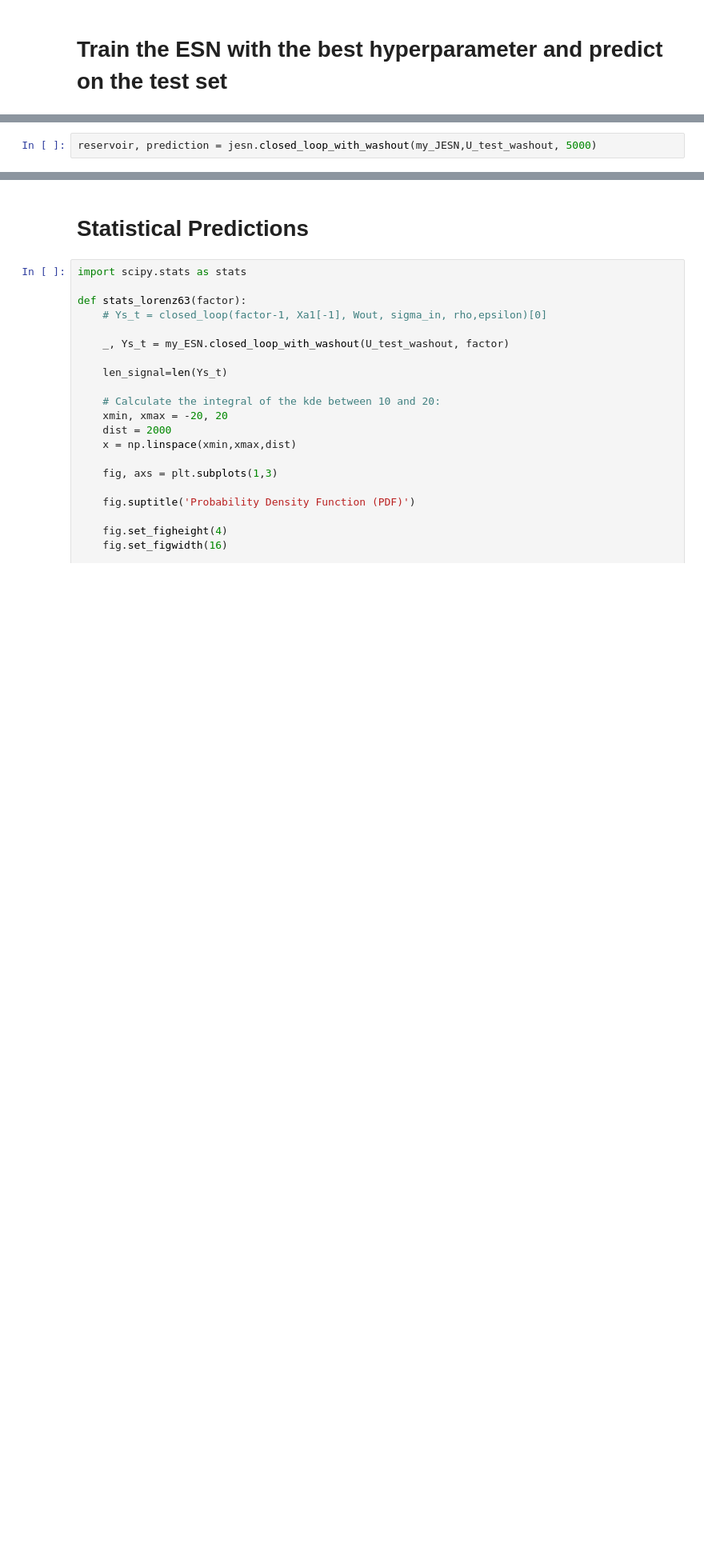
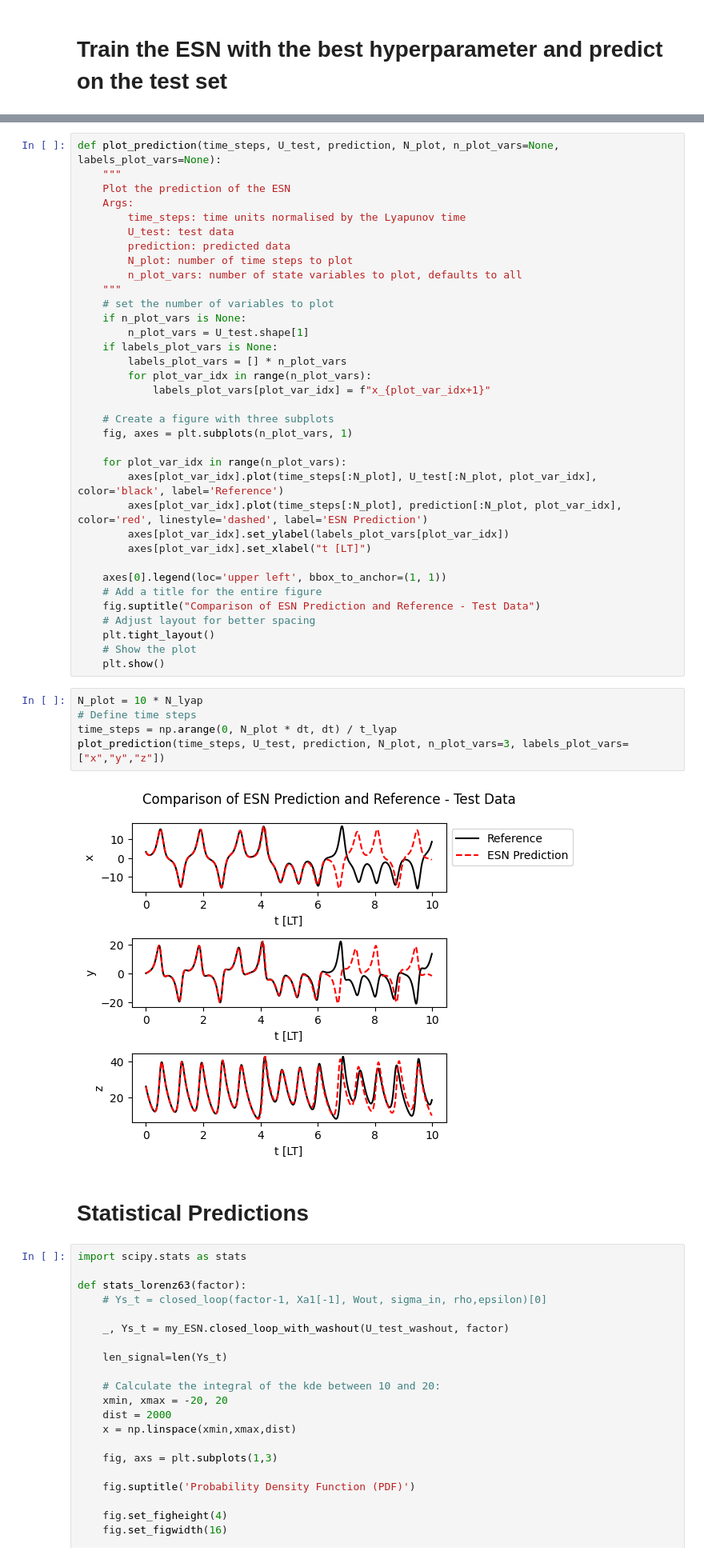
Before and after one commit to MagriLab/EchoStateNetwork, a Jupyter notebook: tutorial/lorenz63_esn_demo.ipynb, the cells around one changed output, grey strips where cells are left out. Shown at 80% size. Drawn from its saved outputs; the diff is of its cells as text; blank space fills up the shorter version.

```diff
--- a/tutorial/lorenz63_esn_demo.ipynb
+++ b/tutorial/lorenz63_esn_demo.ipynb
@@ -197,2 +190,0 @@ my_JESN.output_weights = W_out_jax2
-# %%
-reservoir, prediction = jesn.closed_loop_with_washout(my_JESN,U_test_washout, 5000)
@@ -234,3 +191,45 @@ plt.show()
+# %%
+def plot_prediction(time_steps, U_test, prediction, N_plot, n_plot_vars=None, labels_plot_vars=None):
+    """
+    Plot the prediction of the ESN
+    Args:
+        time_steps: time units normalised by the Lyapunov time
+        U_test: test data
+        prediction: predicted data
+        N_plot: number of time steps to plot
+        n_plot_vars: number of state variables to plot, defaults to all
+    """
+    # set the number of variables to plot
+    if n_plot_vars is None:
+        n_plot_vars = U_test.shape[1]
+    if labels_plot_vars is None:
+        labels_plot_vars = [] * n_plot_vars
+        for plot_var_idx in range(n_plot_vars):
+            labels_plot_vars[plot_var_idx] = f"x_{plot_var_idx+1}"
+
+    # Create a figure with three subplots
+    fig, axes = plt.subplots(n_plot_vars, 1)
+
+    for plot_var_idx in range(n_plot_vars):
+        axes[plot_var_idx].plot(time_steps[:N_plot], U_test[:N_plot, plot_var_idx], color='black', label='Reference')
+        axes[plot_var_idx].plot(time_steps[:N_plot], prediction[:N_plot, plot_var_idx], color='red', linestyle='dashed', label='ESN Prediction')
+        axes[plot_var_idx].set_ylabel(labels_plot_vars[plot_var_idx])
+        axes[plot_var_idx].set_xlabel("t [LT]")
+
+    axes[0].legend(loc='upper left', bbox_to_anchor=(1, 1))
+    # Add a title for the entire figure
+    fig.suptitle("Comparison of ESN Prediction and Reference - Test Data")
+    # Adjust layout for better spacing
+    plt.tight_layout()
+    # Show the plot
+    plt.show()
+# %%
+N_plot = 10 * N_lyap
+# Define time steps
+time_steps = np.arange(0, N_plot * dt, dt) / t_lyap
+plot_prediction(time_steps, U_test, prediction, N_plot, n_plot_vars=3, labels_plot_vars=["x","y","z"])
+# %% [output]
+[figure, added]
 # %% [markdown]
 # Statistical Predictions
 # %%
```
Also changed, not shown: parts of 15 cells of this notebook, 5 other files.
